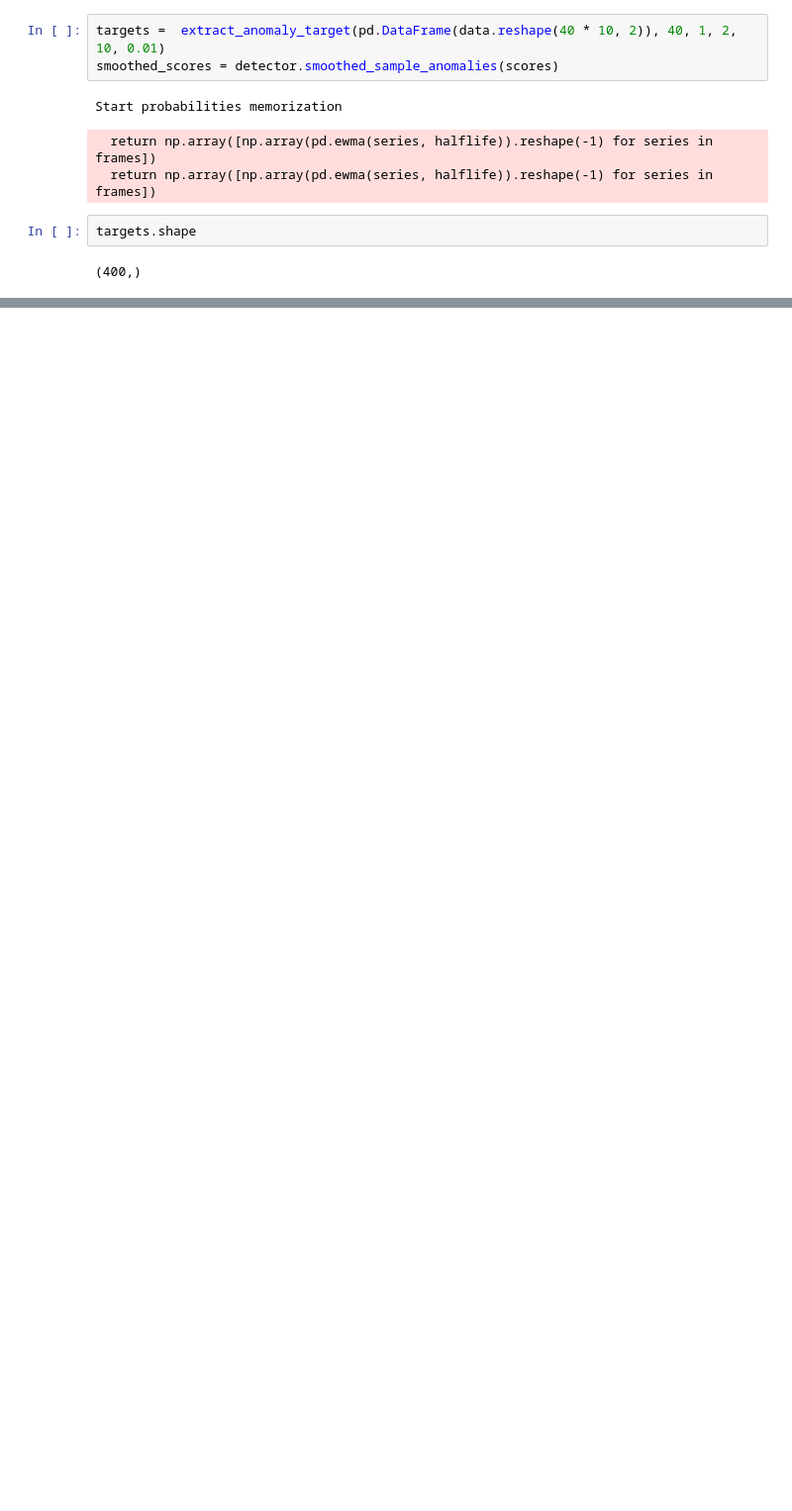
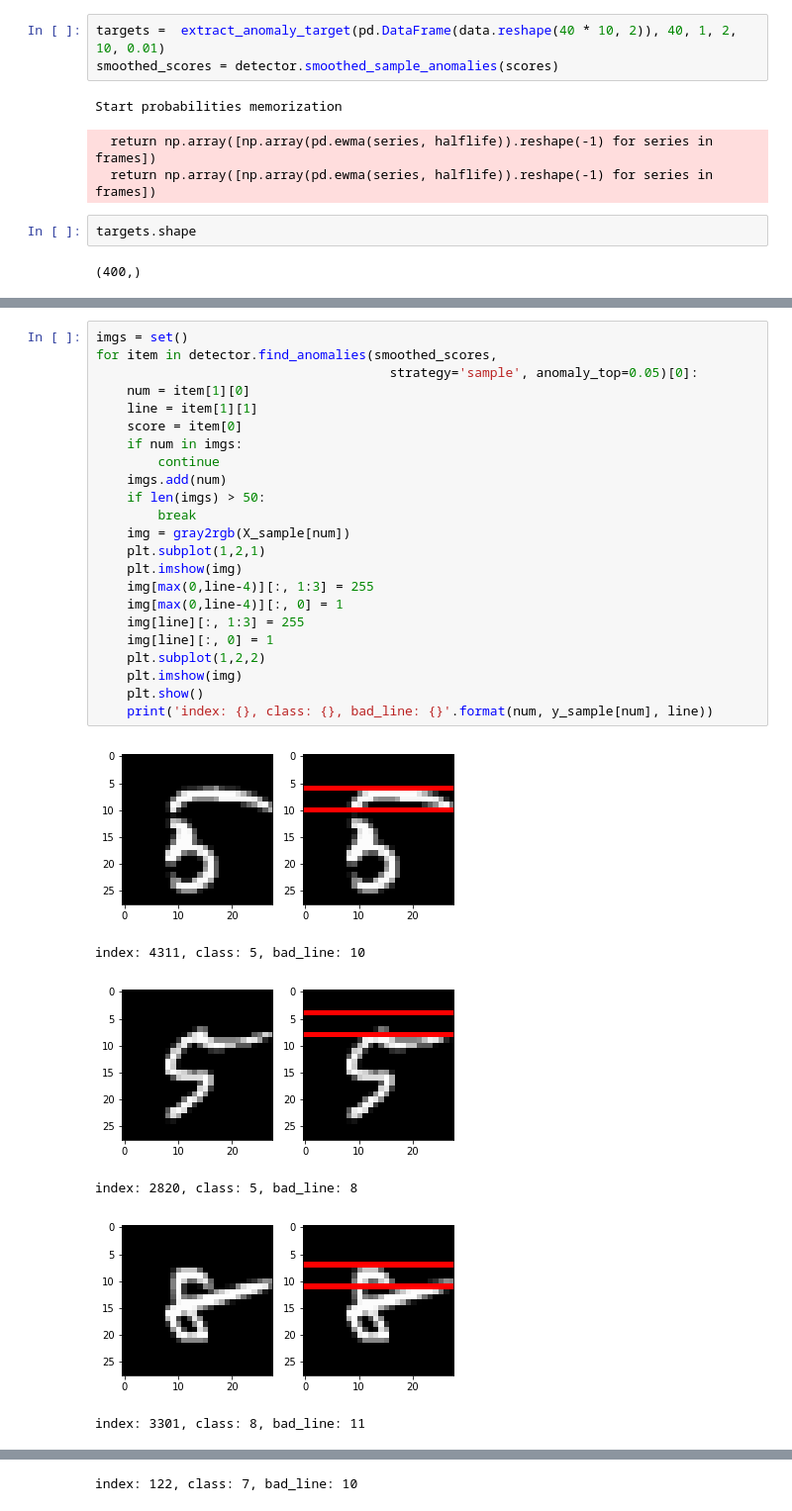
Before and after one commit to sergmiller/FlightAnomaliesDetection, a Jupyter notebook: gaussian_mixture_anomaly_detection_usage.ipynb, the cells around one changed output, grey strips where cells are left out. Shown at 99% size. Saved outputs shown, nothing was run; the diff lists cells and outputs as text; blank space fills up the shorter version.

```diff
--- a/gaussian_mixture_anomaly_detection_usage.ipynb
+++ b/gaussian_mixture_anomaly_detection_usage.ipynb
@@ -170,0 +229,30 @@ for f in range(F):
+# %%
+imgs = set()
+for item in detector.find_anomalies(smoothed_scores,
+                                      strategy='sample', anomaly_top=0.05)[0]:
+    num = item[1][0]
+    line = item[1][1]
+    score = item[0]
+    if num in imgs:
+        continue
+    imgs.add(num)
+    if len(imgs) > 50:
+        break
+    img = gray2rgb(X_sample[num])
+    plt.subplot(1,2,1)
+    plt.imshow(img)
+    img[max(0,line-4)][:, 1:3] = 255
+    img[max(0,line-4)][:, 0] = 1
+    img[line][:, 1:3] = 255
+    img[line][:, 0] = 1
+    plt.subplot(1,2,2)
+    plt.imshow(img)
+    plt.show()
+    print('index: {}, class: {}, bad_line: {}'.format(num, y_sample[num], line))
+# %% [output]
+[figure, added]
+index: 4311, class: 5, bad_line: 10
+[figure, added]
+index: 2820, class: 5, bad_line: 8
+[figure, added]
+index: 3301, class: 8, bad_line: 11
@@ -170,0 +260 @@ for f in range(F):
+index: 122, class: 7, bad_line: 10
```
Also changed, not shown: parts of 25 cells of this notebook, 6 other files.
